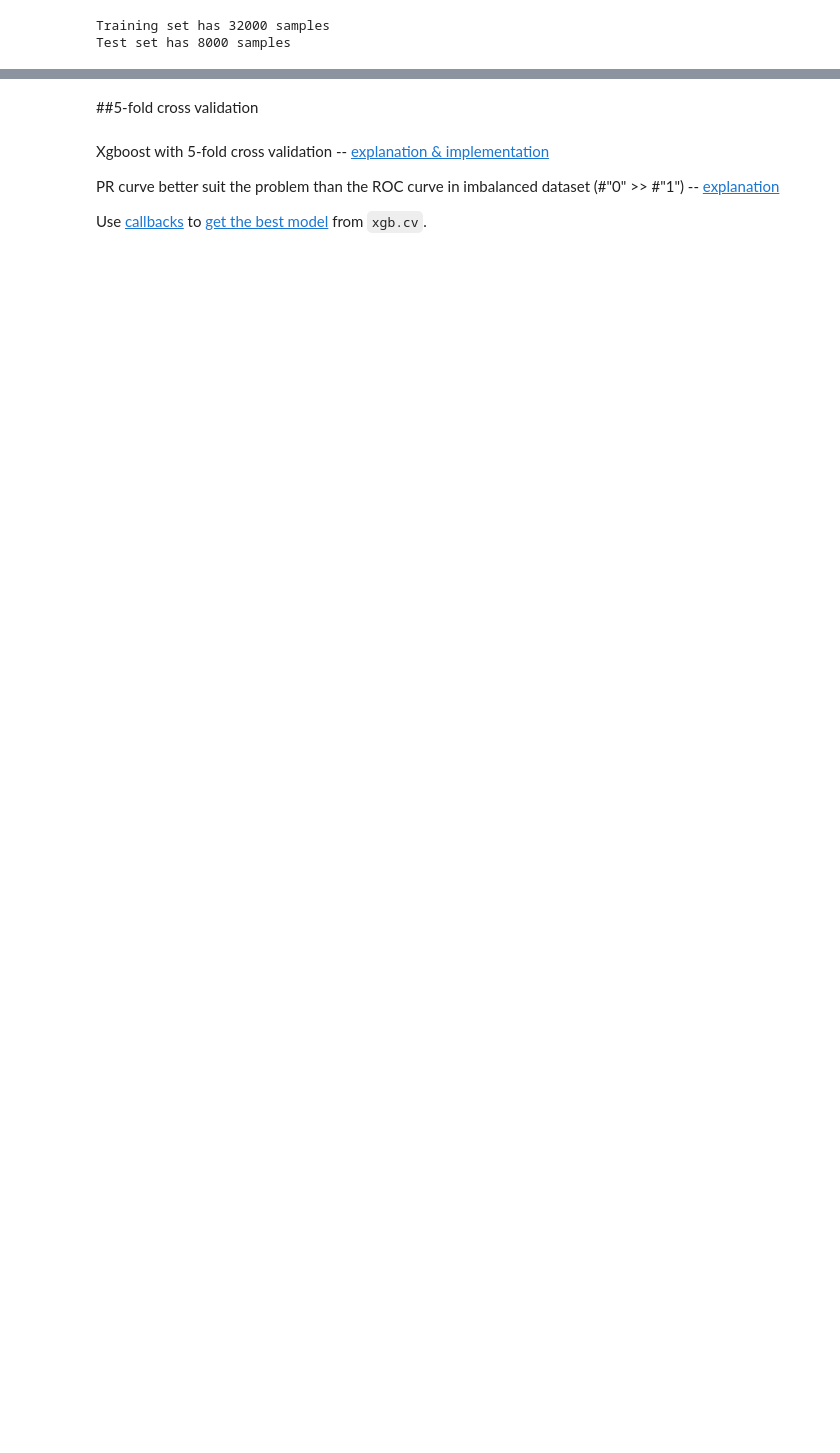
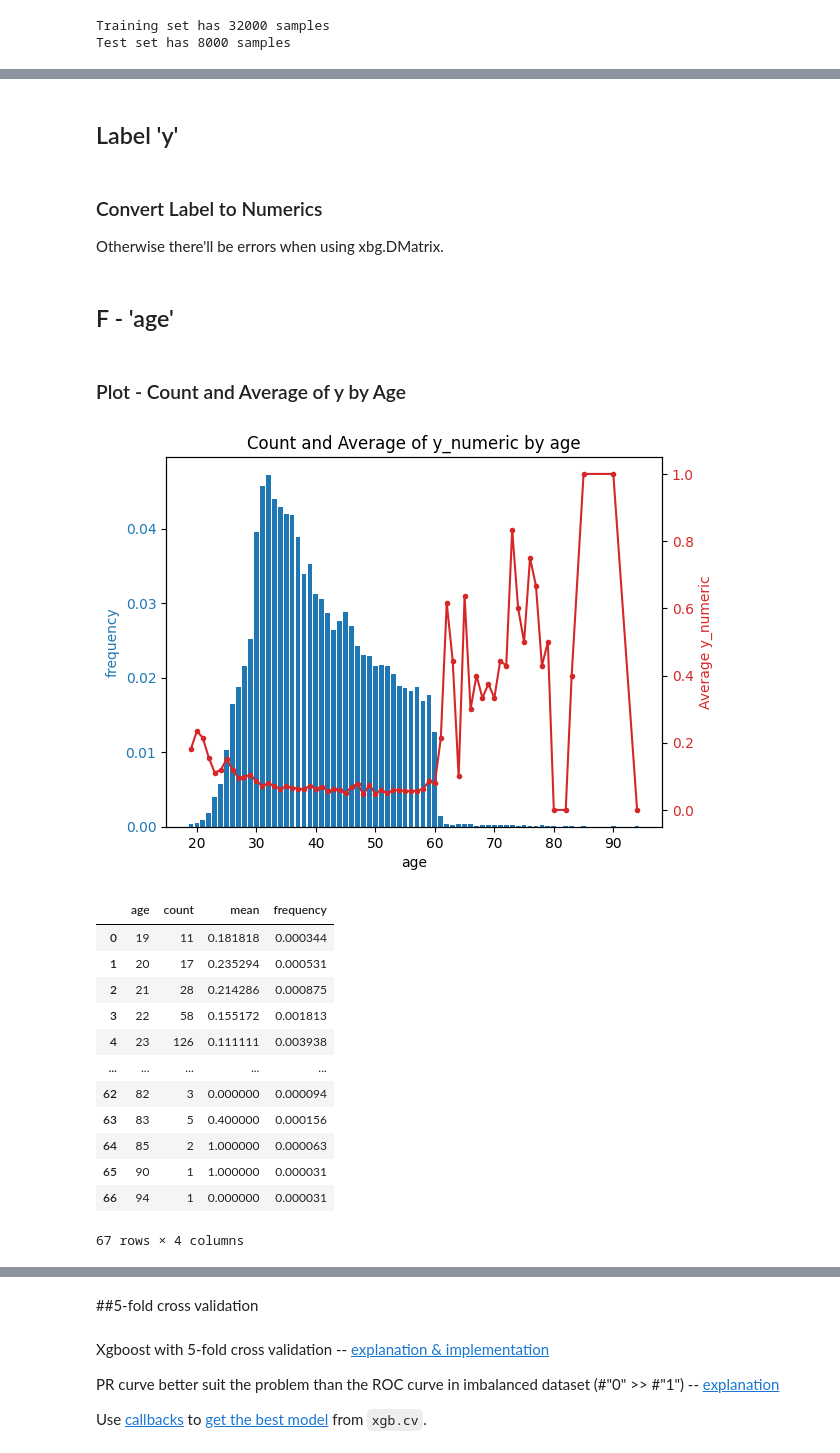
Before and after one commit to Arnoldzyf/Apziva-Projects, a Jupyter notebook: 2_Term_Deposit_Marketing.ipynb, the cells around one changed output, grey strips where cells are left out. Drawn from its saved outputs; the diff is of its cells as text; code cells hidden in the pictures; blank space fills up the shorter version.

```diff
--- a/2_Term_Deposit_Marketing.ipynb
+++ b/2_Term_Deposit_Marketing.ipynb
@@ -177,8 +182,3 @@ Name: month, dtype: int64
-# %%
-## specify the type of categorical data in dataframe
-## y is included
-cat_attribs = list(data_df.select_dtypes(include='object').columns)
-data_df[cat_attribs] = data_df[cat_attribs].astype('category')
 # %%
 train, test = train_test_split(data_df, test_size=0.2, random_state=42)
 # train, val = train_test_split(train, test_size=0.2, random_state=42)
@@ -190,0 +276,6 @@ Test set has 8000 samples
+# %% [markdown]
+## Label 'y'
+# %% [markdown]
+### Convert Label to Numerics
+
+Otherwise there'll be errors when using xbg.DMatrix.
@@ -190,0 +292,21 @@ Test set has 8000 samples
+# %% [markdown]
+## F - 'age'
+# %% [markdown]
+### Plot - Count and Average of y by Age
+# %%
+count_and_average_of_label_by_feature(train, 'age', 'y_numeric')
+# %% [output]
+[figure, added]
+|  | age | count | mean | frequency |
+| 0 | 19 | 11 | 0.181818 | 0.000344 |
+| 1 | 20 | 17 | 0.235294 | 0.000531 |
+| 2 | 21 | 28 | 0.214286 | 0.000875 |
+| 3 | 22 | 58 | 0.155172 | 0.001813 |
+| 4 | 23 | 126 | 0.111111 | 0.003938 |
+| ... | ... | ... | ... | ... |
+| 62 | 82 | 3 | 0.000000 | 0.000094 |
+| 63 | 83 | 5 | 0.400000 | 0.000156 |
+| 64 | 85 | 2 | 1.000000 | 0.000063 |
+| 65 | 90 | 1 | 1.000000 | 0.000031 |
+| 66 | 94 | 1 | 0.000000 | 0.000031 |
+67 rows × 4 columns
```
Also changed, not shown: parts of 47 cells of this notebook.
